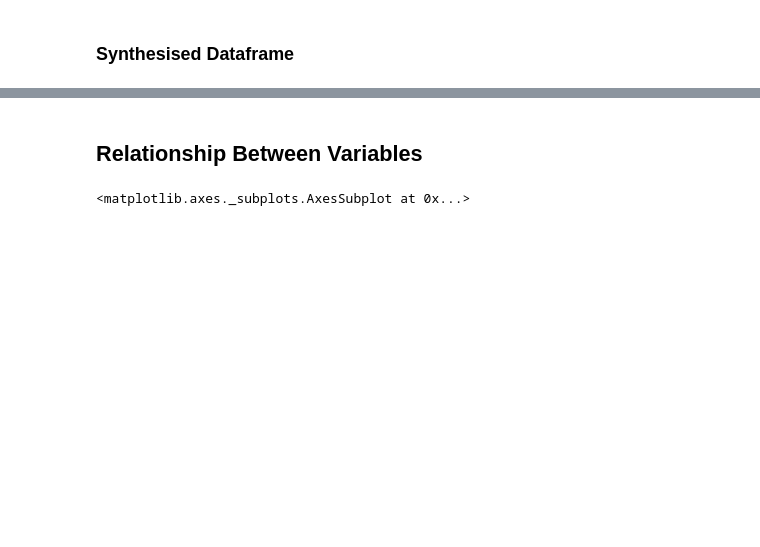
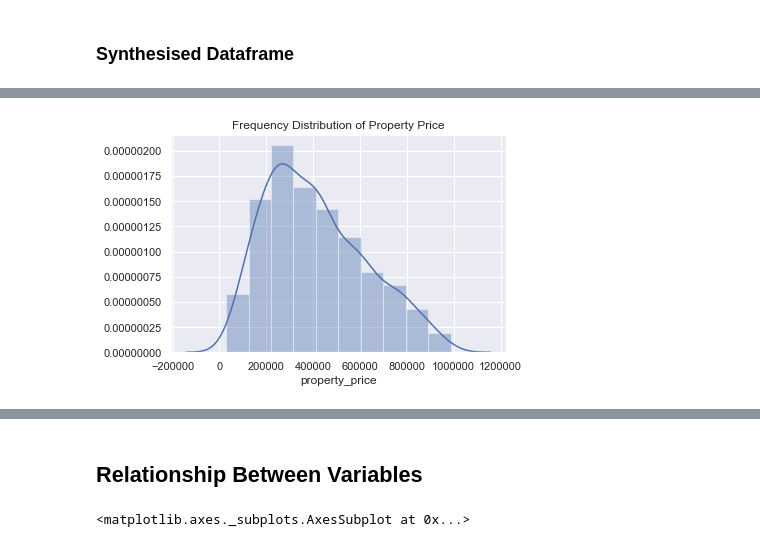
Before and after one commit to edelcorcoran/PDA-Project-, a Jupyter notebook: PDA Project.ipynb, the cells around one changed output, grey strips where cells are left out. Drawn from its saved outputs; the diff is of its cells as text; code cells hidden in the pictures; blank space fills up the shorter version.

```diff
--- a/PDA Project.ipynb
+++ b/PDA Project.ipynb
@@ -569,4 +573,10 @@ Syn_df
 1000 rows × 5 columns
+# %%
+# Plot to illustrate frequency distributon of property_price
+sns.distplot(Syn_df['property_price'], kde=True, bins=10).set_title("Frequency Distribution of Property Price");
+plt.show()
+# %% [output]
+[figure, added]
 # %%
 # Descritpive Statistics for Synthetic Dataframe. Giving mean/standard deviation/min/max/percentiles for numerical data within dataframe
 Syn_df.describe()
```
Also changed, not shown: parts of 24 cells of this notebook.
